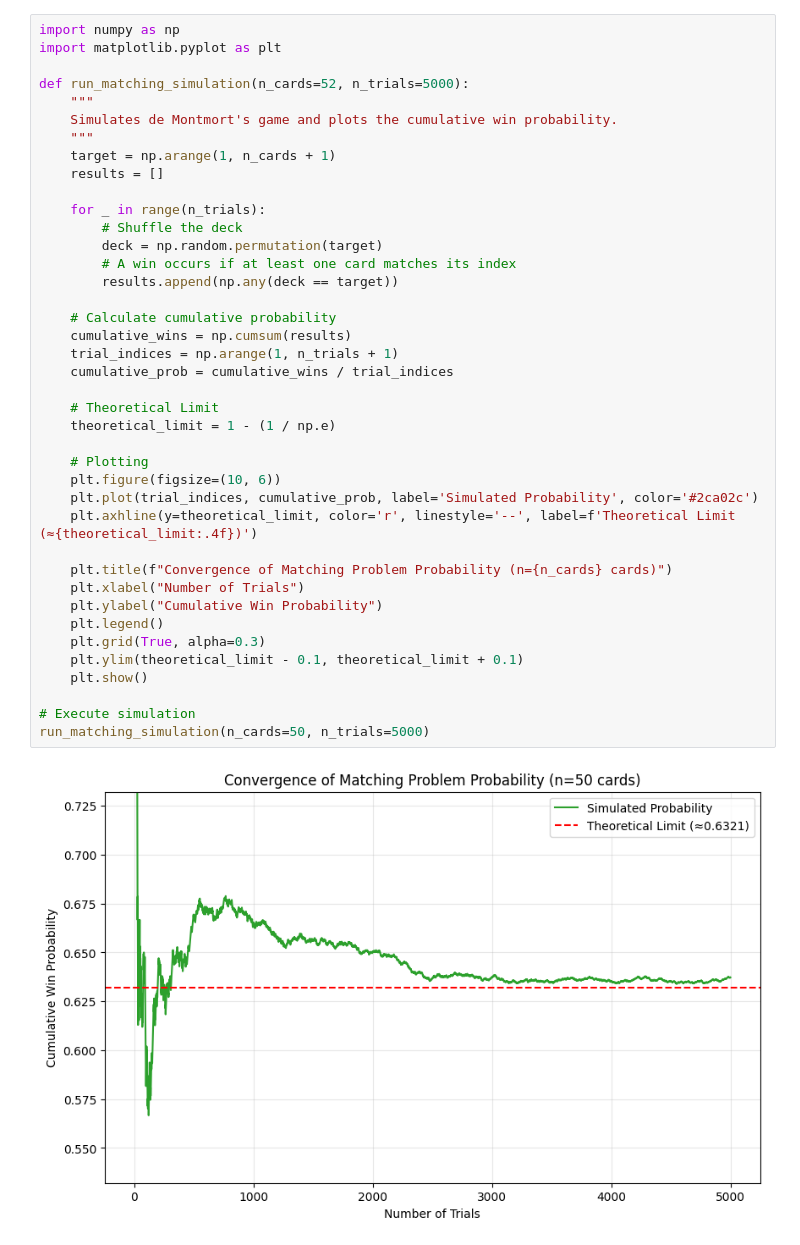
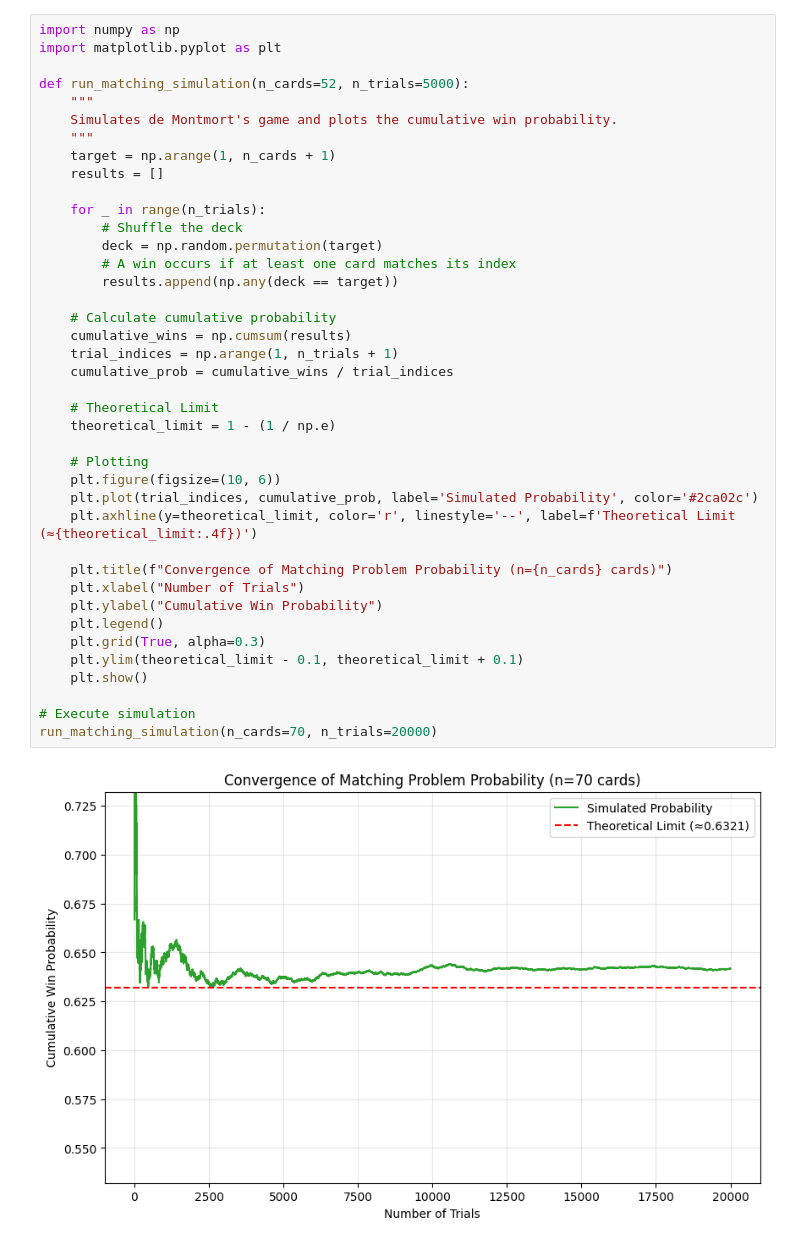
Before and after one commit to rohanishervin/kb, a Jupyter notebook: nodes/de-montmorts-matching-problem.ipynb, the cells around one changed output. Cells and saved outputs as stored; diff of their text form.

```diff
--- a/nodes/de-montmorts-matching-problem.ipynb
+++ b/nodes/de-montmorts-matching-problem.ipynb
@@ -95,32 +95,32 @@ def run_matching_simulation(n_cards=52, n_trials=5000):
 
     for _ in range(n_trials):
         # Shuffle the deck
         deck = np.random.permutation(target)
         # A win occurs if at least one card matches its index
         results.append(np.any(deck == target))
 
     # Calculate cumulative probability
     cumulative_wins = np.cumsum(results)
     trial_indices = np.arange(1, n_trials + 1)
     cumulative_prob = cumulative_wins / trial_indices
 
     # Theoretical Limit
     theoretical_limit = 1 - (1 / np.e)
 
     # Plotting
     plt.figure(figsize=(10, 6))
     plt.plot(trial_indices, cumulative_prob, label='Simulated Probability', color='#2ca02c')
     plt.axhline(y=theoretical_limit, color='r', linestyle='--', label=f'Theoretical Limit (≈{theoretical_limit:.4f})')
 
     plt.title(f"Convergence of Matching Problem Probability (n={n_cards} cards)")
     plt.xlabel("Number of Trials")
     plt.ylabel("Cumulative Win Probability")
     plt.legend()
     plt.grid(True, alpha=0.3)
     plt.ylim(theoretical_limit - 0.1, theoretical_limit + 0.1)
     plt.show()
 
 # Execute simulation
-run_matching_simulation(n_cards=50, n_trials=5000)
+run_matching_simulation(n_cards=70, n_trials=20000)
 # %% [output]
-[figure, old version]
+[figure, new version]
```
Also changed, not shown: parts of 1 cell of this notebook, 6 other files.
